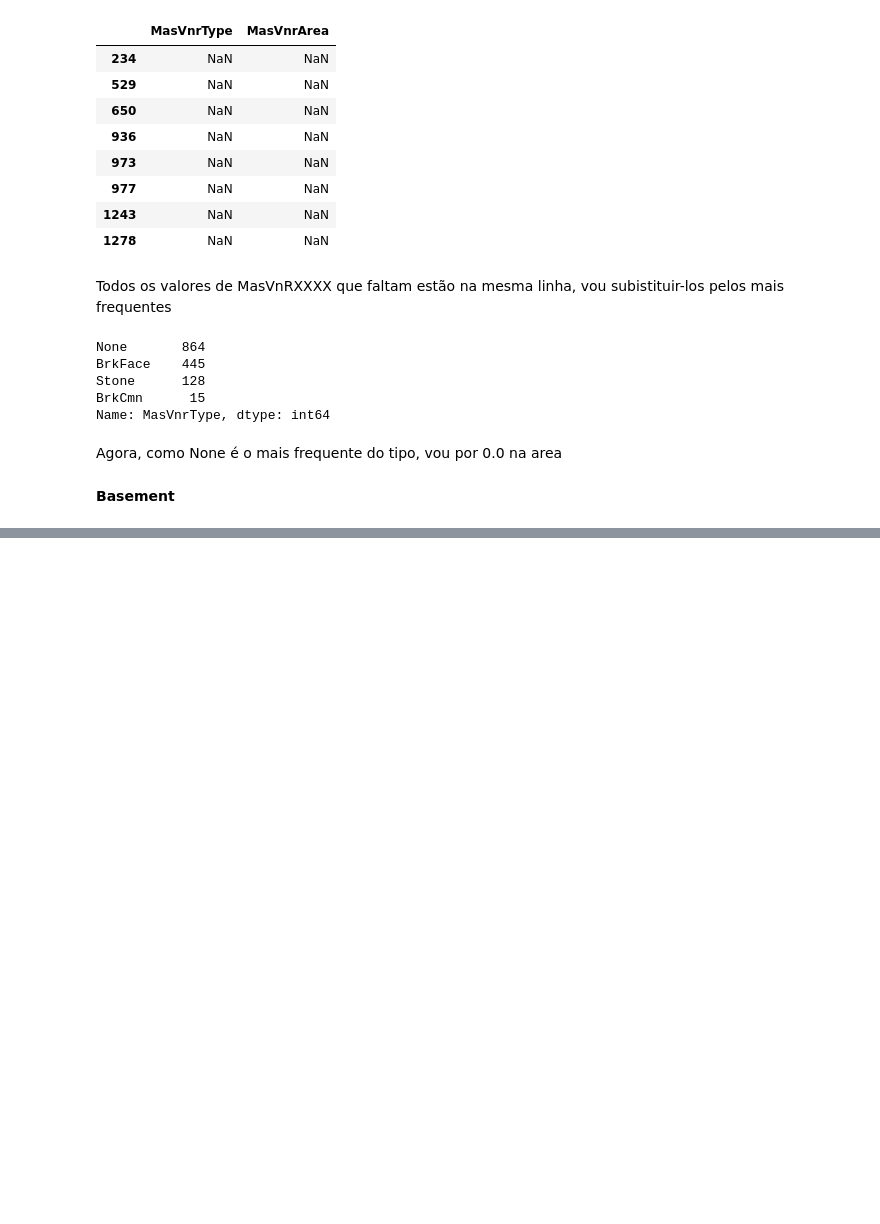
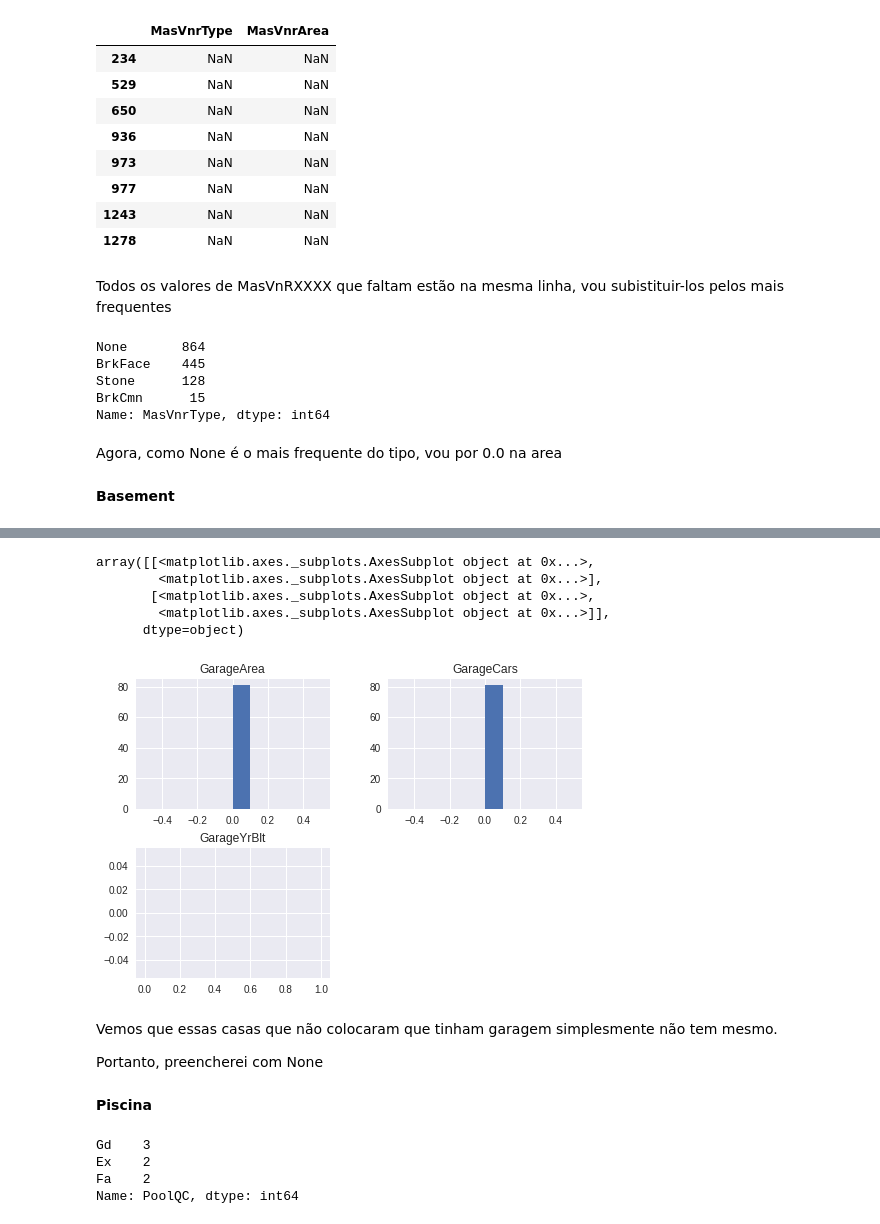
Before and after one commit to 51rL1N5/Prova_Esig, a Jupyter notebook: houseprice.ipynb, the cells around one changed output, grey strips where cells are left out. Drawn from its saved outputs; the diff is of its cells as text; code cells hidden in the pictures; blank space fills up the shorter version.

```diff
--- a/houseprice.ipynb
+++ b/houseprice.ipynb
@@ -396,0 +460,4 @@ for cols in basement_cols:
+# %%
+garage_cols=['GarageType','GarageQual','GarageCond','GarageYrBlt','GarageFinish','GarageCars','GarageArea']
+
+train[garage_cols][train['GarageType'].isnull() == True]
@@ -396,0 +483,13 @@ for cols in basement_cols:
+# %%
+train[garage_cols][train['GarageType'].isnull() == True].hist()
+# %% [output]
+array([[<matplotlib.axes._subplots.AxesSubplot object at 0x...>,
+        <matplotlib.axes._subplots.AxesSubplot object at 0x...>],
+       [<matplotlib.axes._subplots.AxesSubplot object at 0x...>,
+        <matplotlib.axes._subplots.AxesSubplot object at 0x...>]],
+      dtype=object)
+[figure, added]
+# %% [markdown]
+Vemos que essas casas que não colocaram que tinham garagem simplesmente não tem mesmo.
+
+Portanto, preencherei com None
@@ -396,0 +504,9 @@ for cols in basement_cols:
+# %% [markdown]
+**Piscina**
+# %%
+mostra_dados('PoolQC')
+# %% [output]
+Gd    3
+Ex    2
+Fa    2
+Name: PoolQC, dtype: int64
```
Also changed, not shown: parts of 33 cells of this notebook.
